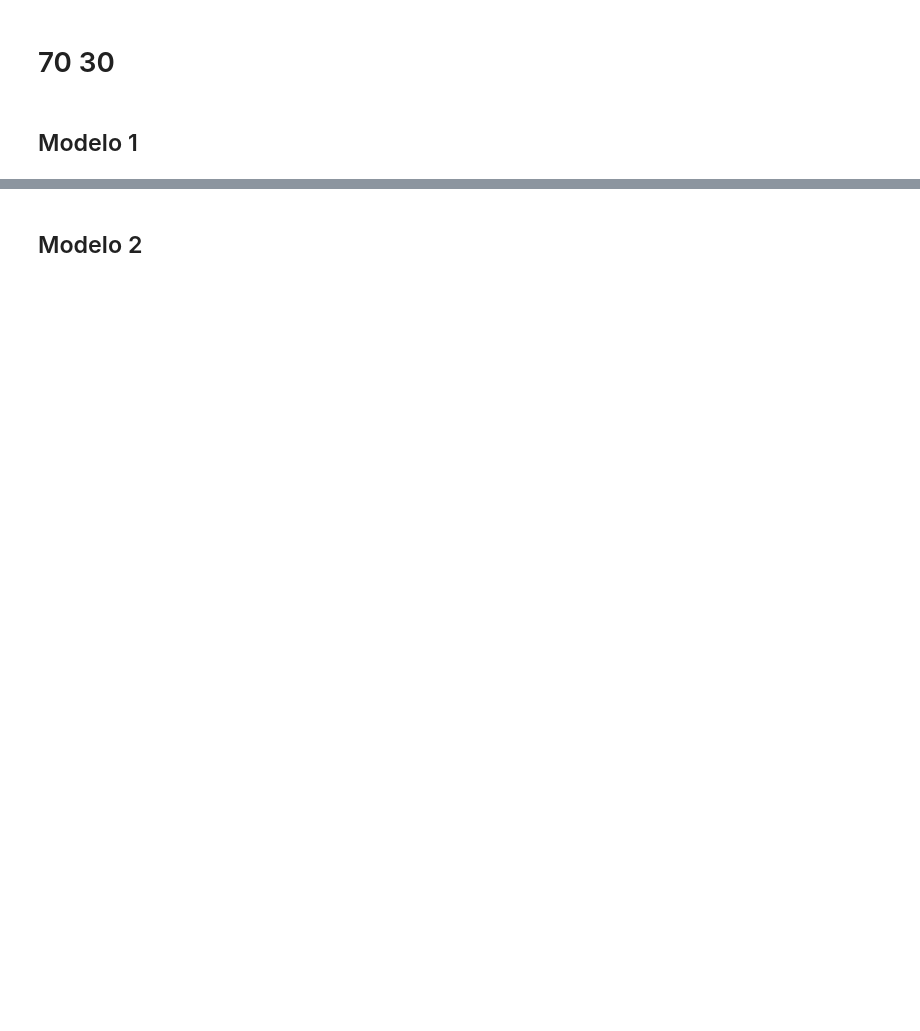
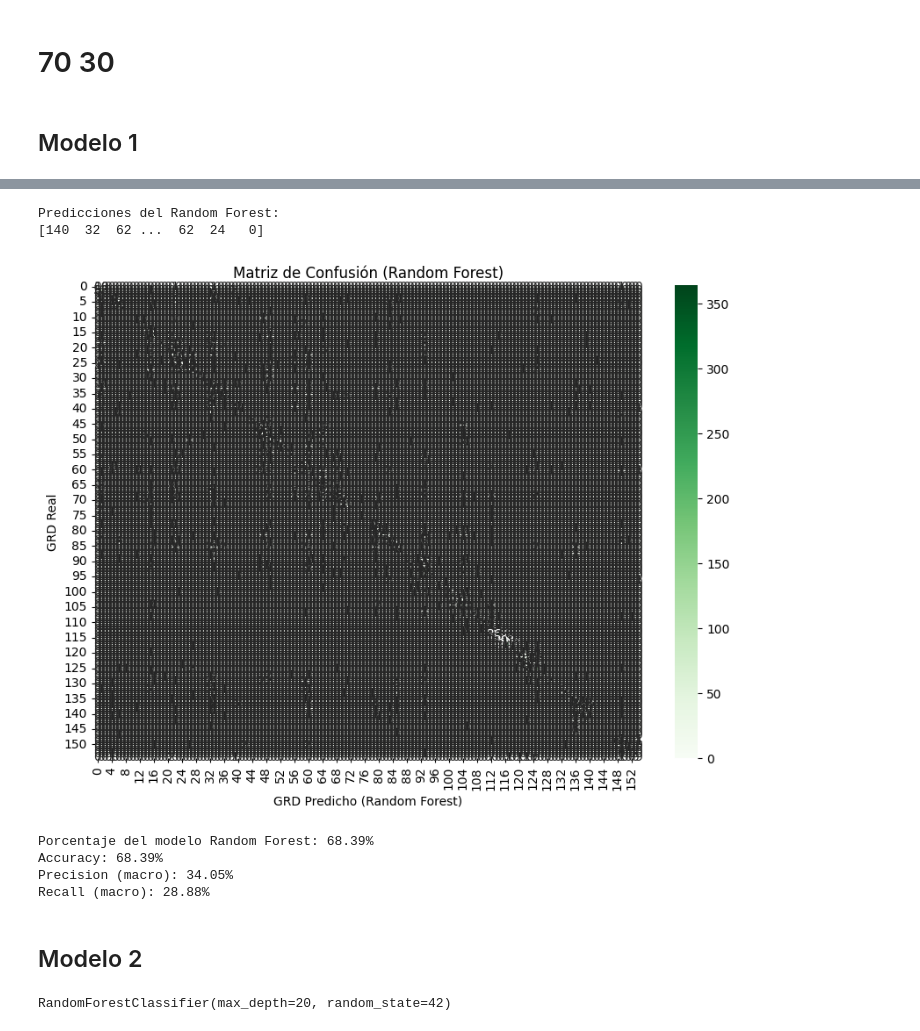
Before and after one commit to Coragg/GRDprediction, a Jupyter notebook: python/RandomForest.ipynb, the cells around one changed output, grey strips where cells are left out. Cells and saved outputs as stored; diff of their text form; code cells hidden in the pictures; blank space fills up the shorter version.

```diff
--- a/python/RandomForest.ipynb
+++ b/python/RandomForest.ipynb
@@ -329,2 +519,43 @@ Recall (macro): 99.78%
+# %%
+# 5. Predicción sobre todo el conjunto de prueba
+y_pred_rf = modelo_rf.predict(X_test_rf)
+print("\nPredicciones del Random Forest:")
+print(y_pred_rf)
+# %% [output]
+Predicciones del Random Forest:
+[140  32  62 ...  62  24   0]
+# %%
+# 6. Evaluación con matriz de confusión
+matriz_confusion_rf = confusion_matrix(y_test_rf, y_pred_rf)
+plt.figure(figsize=(10,7))
+sns.heatmap(matriz_confusion_rf, annot=True, fmt="d", cmap="Greens")
+plt.xlabel('GRD Predicho (Random Forest)')
+plt.ylabel('GRD Real')
+plt.title('Matriz de Confusión (Random Forest)')
+plt.show()
+# %% [output]
+[figure, added]
+# %%
+# 7. Calcular porcentaje de aciertos
+porcentaje_rf = np.round((accuracy_score(y_test_rf, y_pred_rf)) * 100, decimals=2)
+print(f"\nPorcentaje del modelo Random Forest: {porcentaje_rf}%")
+# Función para métricas
+def medir_modelos(real, predicho):
+    accuracy = accuracy_score(real, predicho) * 100
+    print(f"Accuracy: {accuracy:.2f}%")
+
+    precision = precision_score(real, predicho, average='macro', zero_division=0) * 100
+    print(f"Precision (macro): {precision:.2f}%")
+
+    recall = recall_score(real, predicho, average='macro', zero_division=0) * 100
+    print(f"Recall (macro): {recall:.2f}%")
+
+# 8. Evaluar con métricas
+medir_modelos(y_test_rf, y_pred_rf)
+# %% [output]
+Porcentaje del modelo Random Forest: 68.39%
+Accuracy: 68.39%
+Precision (macro): 34.05%
+Recall (macro): 28.88%
 # %% [markdown]
 ## Modelo 2
@@ -330,0 +569,6 @@ Recall (macro): 99.78%
+# %%
+# Entrenar el modelo Random Forest
+modelo_rf2 = RandomForestClassifier(n_estimators=100, max_depth=20, random_state=42)
+modelo_rf2.fit(X_train_rf2, y_train_rf2)
+# %% [output]
+RandomForestClassifier(max_depth=20, random_state=42)
```
Also changed, not shown: parts of 39 cells of this notebook.
